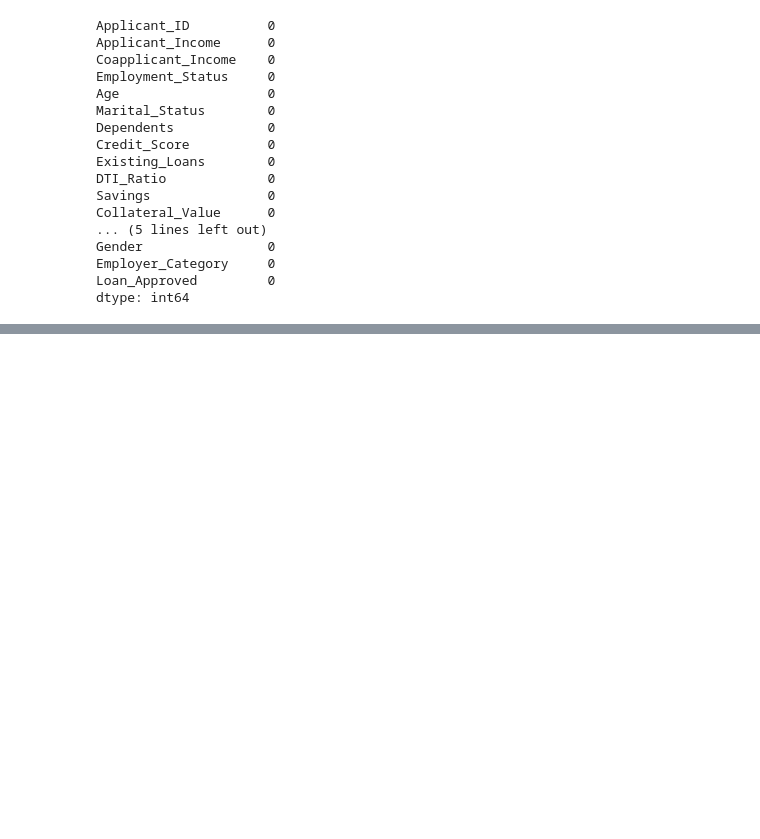
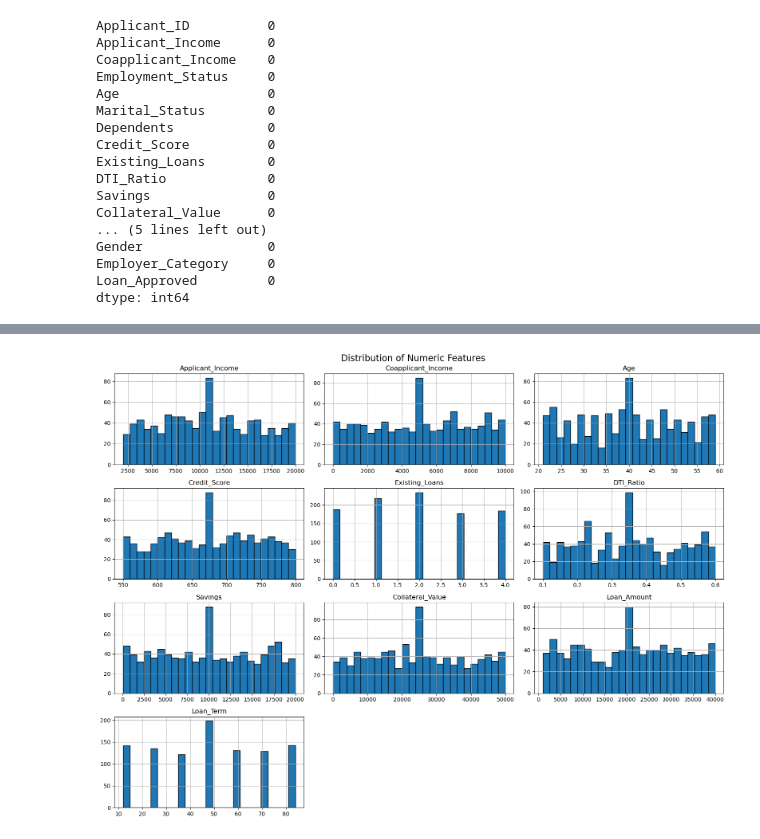
Before and after one commit to jeet1439/Supervised_learning, a Jupyter notebook: loan_approval_base.ipynb, the cells around one changed output, grey strips where cells are left out. Cells and saved outputs as stored; diff of their text form; code cells hidden in the pictures; blank space fills up the shorter version.

```diff
--- a/loan_approval_base.ipynb
+++ b/loan_approval_base.ipynb
@@ -109,0 +136,26 @@ dtype: int64
+# %%
+numeric_cols = [
+    "Applicant_Income",
+    "Coapplicant_Income",
+    "Age",
+    "Credit_Score",
+    "Existing_Loans",
+    "DTI_Ratio",
+    "Savings",
+    "Collateral_Value",
+    "Loan_Amount",
+    "Loan_Term"
+]
+
+# Histograms
+df[numeric_cols].hist(
+    figsize=(16, 12),
+    bins=25,
+    edgecolor="black"
+)
+
+plt.suptitle("Distribution of Numeric Features", fontsize=16)
+plt.tight_layout()
+plt.show()
+# %% [output]
+[figure, added]
```
Also changed, not shown: parts of 21 cells of this notebook.
